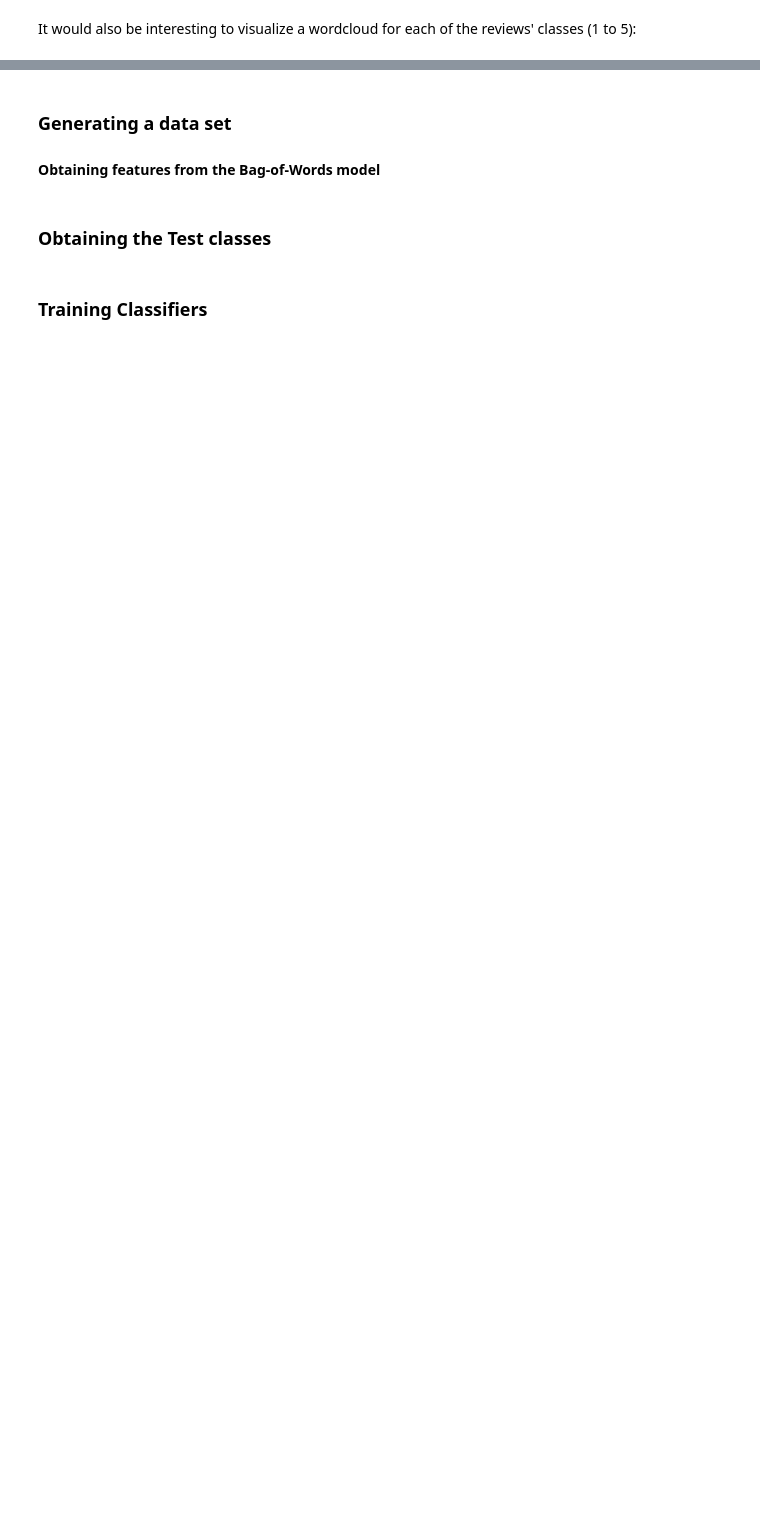
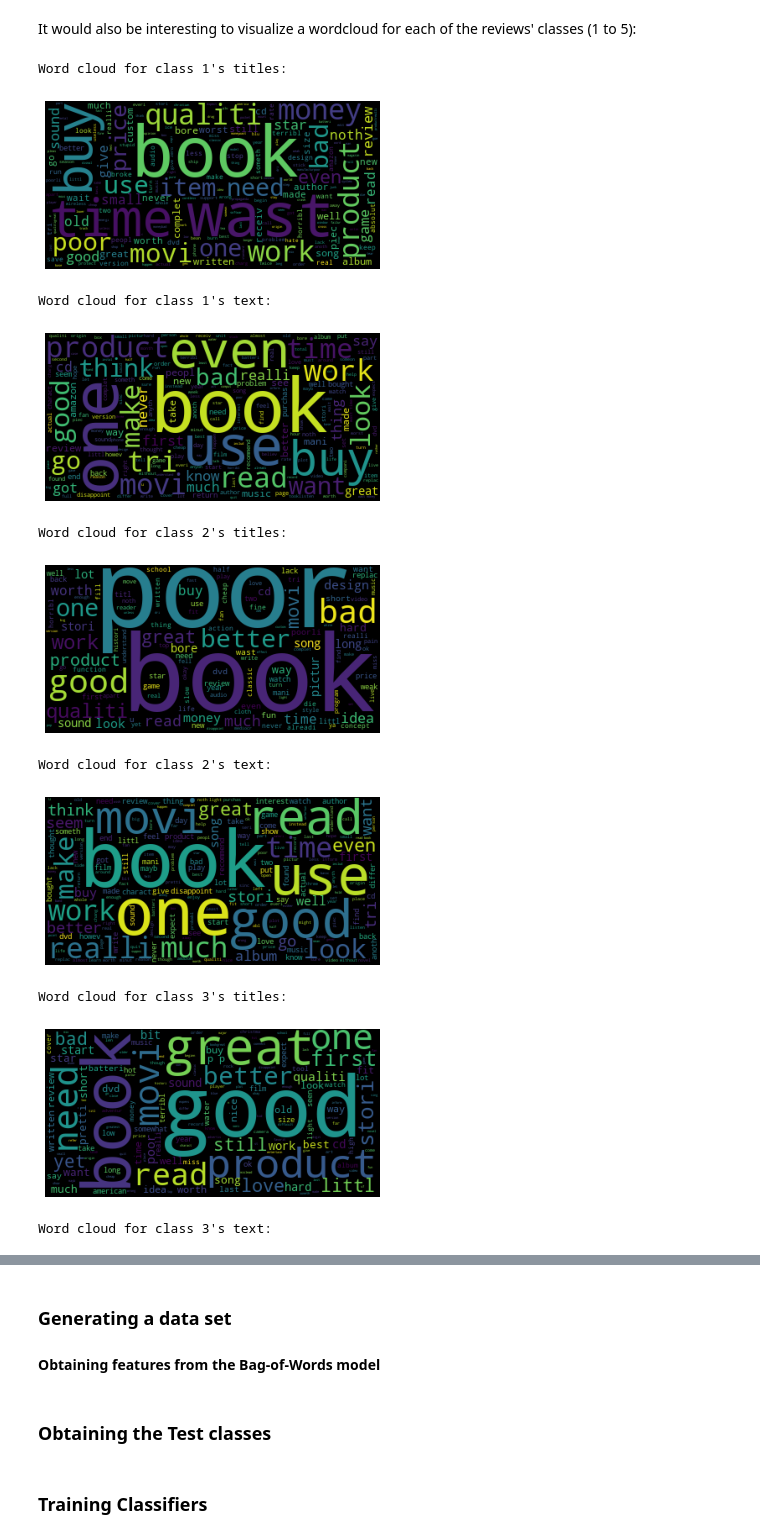
Before and after one commit to BrunoRosendo/feup_iart_proj2, a Jupyter notebook: amazonNLP.ipynb, the cells around one changed output, grey strips where cells are left out. Saved outputs shown, nothing was run; the diff lists cells and outputs as text; code cells hidden in the pictures; blank space fills up the shorter version.

```diff
--- a/amazonNLP.ipynb
+++ b/amazonNLP.ipynb
@@ -142,31 +149,43 @@ wordsPerClass = {
     2: ("", ""),
     3: ("", ""),
     4: ("", ""),
     5: ("", ""),
 }
 
 for i in range(len(train)):
-    classId = train['class_index'].values[i]
+    classId = int(train['class_index'].values[i])
     titleWords = train['review_title'].values[i]
     textWords = train['review_text'].values[i]
 
     wordsPerClass[classId] = (wordsPerClass[classId][0] + titleWords, wordsPerClass[classId][1] + textWords)
 
 for i in range(1, 6):
     # Word cloud for class's titles
     wordcloudTitle = WordCloud().generate(wordsPerClass[i][0])
     print(f"Word cloud for class {i}'s titles:")
 
     plt.figure()
     plt.imshow(wordcloudTitle)
     plt.axis('off')
     plt.show()
 
     # Word cloud for class's text
     wordcloudText = WordCloud().generate(wordsPerClass[i][1])
     print(f"Word cloud for class {i}'s text:")
 
     plt.figure()
     plt.imshow(wordcloudText)
     plt.axis('off')
     plt.show()
+# %% [output]
+Word cloud for class 1's titles:
+[figure, added]
+Word cloud for class 1's text:
+[figure, added]
+Word cloud for class 2's titles:
+[figure, added]
+Word cloud for class 2's text:
+[figure, added]
+Word cloud for class 3's titles:
+[figure, added]
+Word cloud for class 3's text:
```
Also changed, not shown: parts of 10 cells of this notebook, 2 other files.
